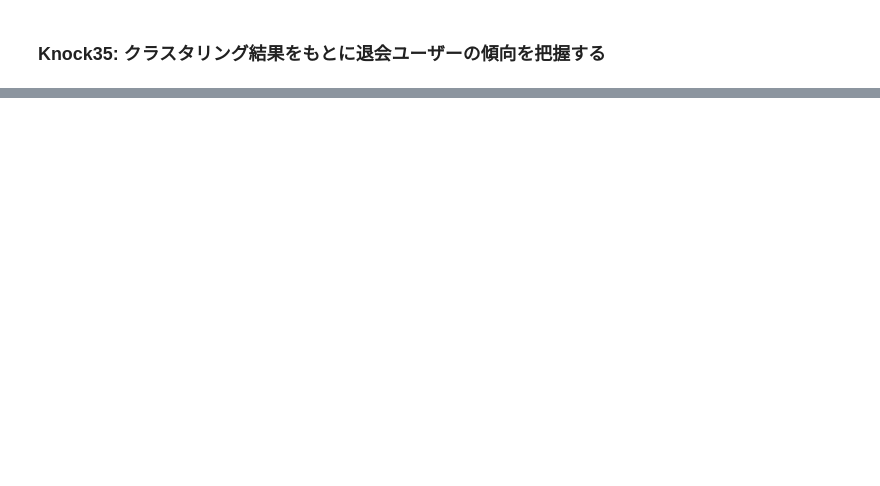
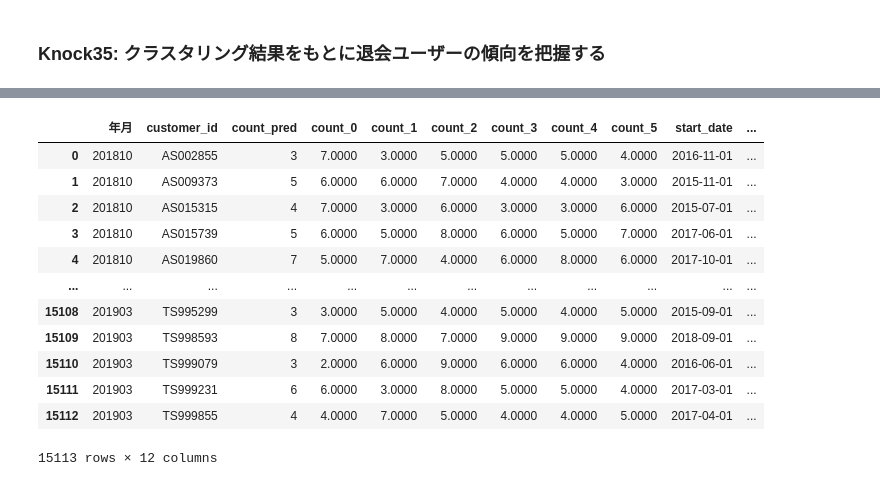
Before and after one commit to ginmaruGH/python-practical-data-analysis-100knocks, a Jupyter notebook: ch04/ch04.ipynb, the cells around one changed output, grey strips where cells are left out. Drawn from its saved outputs; the diff is of its cells as text; code cells hidden in the pictures; blank space fills up the shorter version.

```diff
--- a/ch04/ch04.ipynb
+++ b/ch04/ch04.ipynb
@@ -229,0 +369,8 @@ for i in customer_clustering["cluster"].unique():
+# %%
+# 欠損値の除去
+
+# 欠損値のある行の削除
+predict_data = predict_data.dropna()
+# indexの初期化
+predict_data = predict_data.reset_index(drop=True)
+display(predict_data)
@@ -229,0 +393,10 @@ for i in customer_clustering["cluster"].unique():
+# %%
+# predict_dataに、
+# customer["start_date"]を追加する
+
+predict_data = pd.merge(
+    predict_data, customer[["customer_id", "start_date"]],
+    on="customer_id",
+    how="left"
+)
+display(predict_data)
@@ -229,0 +417,32 @@ for i in customer_clustering["cluster"].unique():
+# %%
+# 会員期間（月単位）を算出する
+# "年月" - "start_date"
+
+# datetime型に変換
+predict_data["now_date"] = pd.to_datetime(predict_data["年月"], format="%Y%m")
+predict_data["start_date"] = pd.to_datetime(predict_data["start_date"])
+
+predict_data["period"] = None
+for i in range(len(predict_data)):
+    # 会員期間を求める
+    delta = relativedelta(
+        predict_data.loc[i, "now_date"], predict_data.loc[i, "start_date"]
+    )
+    # 会員期間（月単位）変換する
+    predict_data.loc[i, "period"] = delta.years*12 + delta.months
+
+display(predict_data)
+# %% [output]
+|  | 年月 | customer_id | count_pred | count_0 | count_1 | count_2 | count_3 | count_4 | count_5 | start_date | ... |
+| 0 | 201810 | AS002855 | 3 | 7.0000 | 3.0000 | 5.0000 | 5.0000 | 5.0000 | 4.0000 | 2016-11-01 | ... |
+| 1 | 201810 | AS009373 | 5 | 6.0000 | 6.0000 | 7.0000 | 4.0000 | 4.0000 | 3.0000 | 2015-11-01 | ... |
+| 2 | 201810 | AS015315 | 4 | 7.0000 | 3.0000 | 6.0000 | 3.0000 | 3.0000 | 6.0000 | 2015-07-01 | ... |
+| 3 | 201810 | AS015739 | 5 | 6.0000 | 5.0000 | 8.0000 | 6.0000 | 5.0000 | 7.0000 | 2017-06-01 | ... |
+| 4 | 201810 | AS019860 | 7 | 5.0000 | 7.0000 | 4.0000 | 6.0000 | 8.0000 | 6.0000 | 2017-10-01 | ... |
+| ... | ... | ... | ... | ... | ... | ... | ... | ... | ... | ... | ... |
+| 15108 | 201903 | TS995299 | 3 | 3.0000 | 5.0000 | 4.0000 | 5.0000 | 4.0000 | 5.0000 | 2015-09-01 | ... |
+| 15109 | 201903 | TS998593 | 8 | 7.0000 | 8.0000 | 7.0000 | 9.0000 | 9.0000 | 9.0000 | 2018-09-01 | ... |
+| 15110 | 201903 | TS999079 | 3 | 2.0000 | 6.0000 | 9.0000 | 6.0000 | 6.0000 | 4.0000 | 2016-06-01 | ... |
+| 15111 | 201903 | TS999231 | 6 | 6.0000 | 3.0000 | 8.0000 | 5.0000 | 5.0000 | 4.0000 | 2017-03-01 | ... |
+| 15112 | 201903 | TS999855 | 4 | 4.0000 | 7.0000 | 5.0000 | 4.0000 | 4.0000 | 5.0000 | 2017-04-01 | ... |
+15113 rows × 12 columns
```
Also changed, not shown: parts of 25 cells of this notebook, 1 other file.
